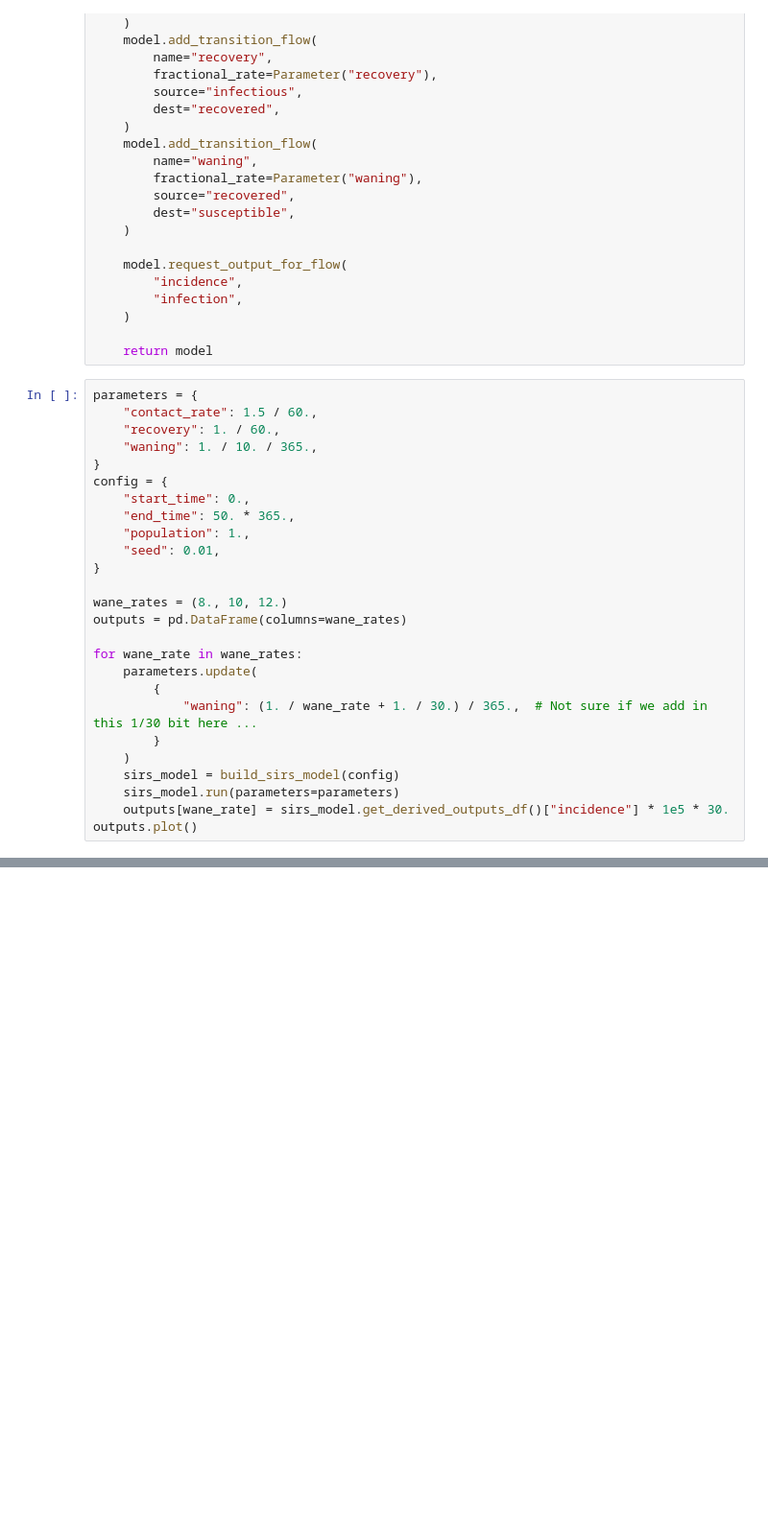
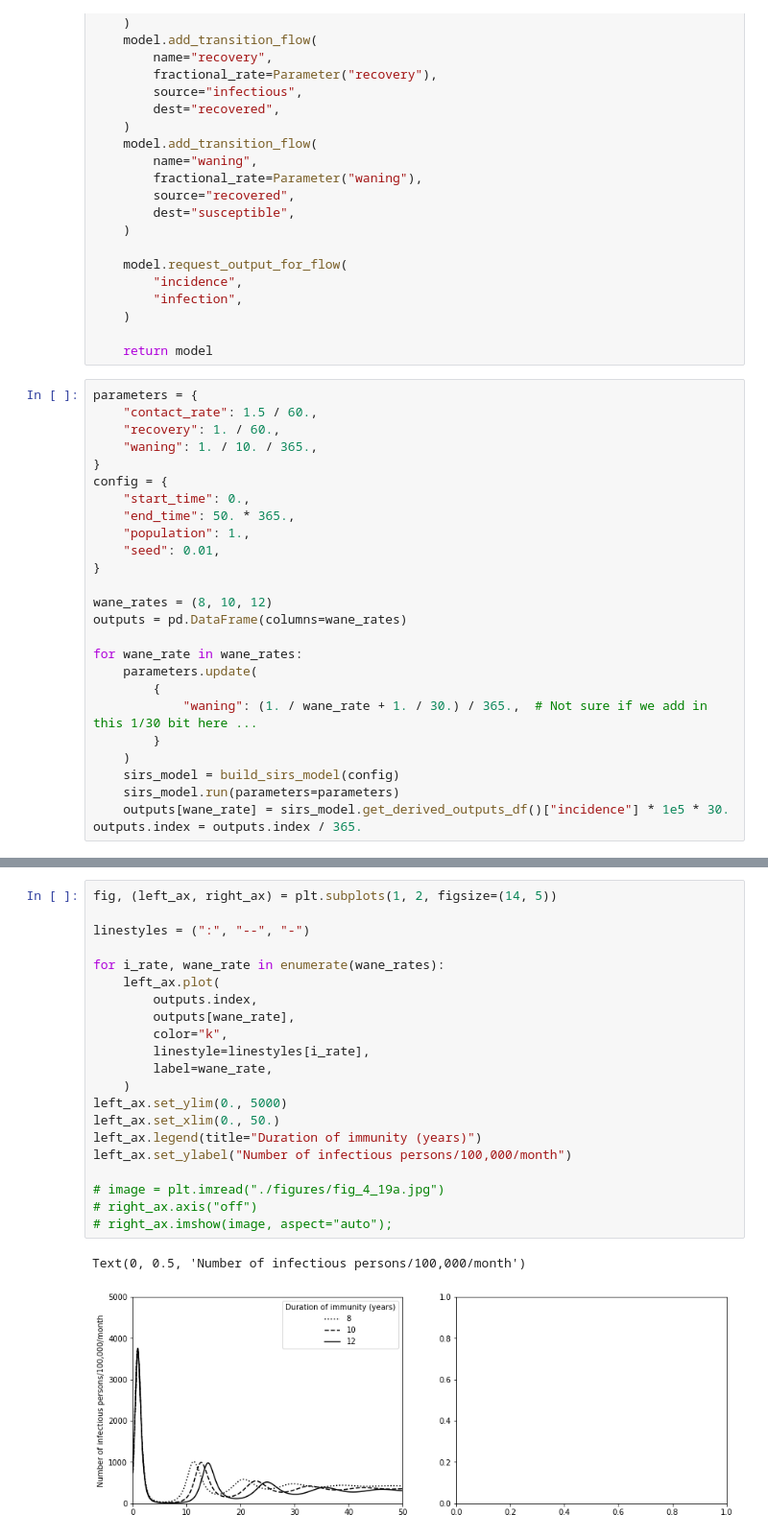
Before and after one commit to monash-emu/summer-vynnycky-white-validation, a Jupyter notebook: text_figures/chapter_4_fig_4_31.ipynb, the cells around one changed output, grey strips where cells are left out. Shown at 96% size. Drawn from its saved outputs; the diff is of its cells as text; blank space fills up the shorter version.

Commit message:
Finish Figure 4.31b

```diff
--- a/text_figures/chapter_4_fig_4_31.ipynb
+++ b/text_figures/chapter_4_fig_4_31.ipynb
@@ -68,7 +68,7 @@ config = {
     "seed": 0.01,
 }
 
-wane_rates = (8., 10, 12.)
+wane_rates = (8, 10, 12)
 outputs = pd.DataFrame(columns=wane_rates)
 
 for wane_rate in wane_rates:
@@ -80,4 +80,4 @@ for wane_rate in wane_rates:
     sirs_model = build_sirs_model(config)
     sirs_model.run(parameters=parameters)
     outputs[wane_rate] = sirs_model.get_derived_outputs_df()["incidence"] * 1e5 * 30.
-outputs.plot()
+outputs.index = outputs.index / 365.
@@ -86,0 +86,24 @@ outputs.plot()
+# %%
+fig, (left_ax, right_ax) = plt.subplots(1, 2, figsize=(14, 5))
+
+linestyles = (":", "--", "-")
+
+for i_rate, wane_rate in enumerate(wane_rates):
+    left_ax.plot(
+        outputs.index,
+        outputs[wane_rate],
+        color="k",
+        linestyle=linestyles[i_rate],
+        label=wane_rate,
+    )
+left_ax.set_ylim(0., 5000)
+left_ax.set_xlim(0., 50.)
+left_ax.legend(title="Duration of immunity (years)")
+left_ax.set_ylabel("Number of infectious persons/100,000/month")
+
+# image = plt.imread("./figures/fig_4_19a.jpg")
+# right_ax.axis("off")
+# right_ax.imshow(image, aspect="auto");
+# %% [output]
+Text(0, 0.5, 'Number of infectious persons/100,000/month')
+[figure, added]
```
Also changed, not shown: parts of 2 cells of this notebook, 1 other file.
